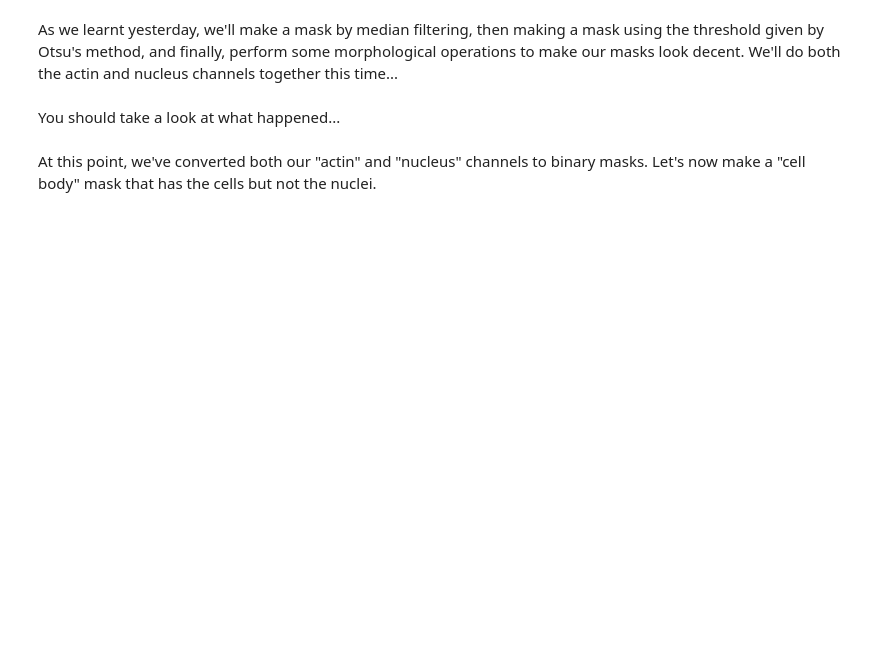
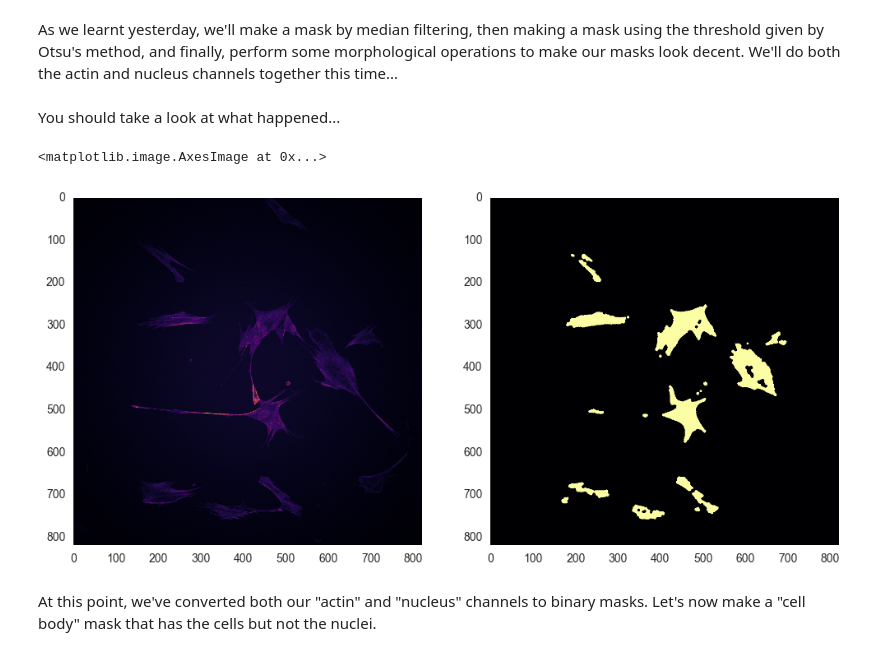
Before and after one commit to DataLucence/images, a Jupyter notebook: lessons/Image Quantification.ipynb, the cells around one changed output. Saved outputs shown, nothing was run; the diff lists cells and outputs as text; code cells hidden in the pictures; blank space fills up the shorter version.

```diff
--- a/lessons/Image Quantification.ipynb
+++ b/lessons/Image Quantification.ipynb
@@ -77,10 +91,13 @@ for channel in channels_of_interest:
 # %% [markdown]
 You should take a look at what happened...
 # %%
-ch = 'nucleus'
+ch = 'actin'
 fig, ax = plt.subplots(1, 2, figsize=(12, 6))
 ax[0].imshow(drug_slice[ch])
 ax[1].imshow(drug_masks[ch])
+# %% [output]
+<matplotlib.image.AxesImage at 0x...>
+[figure, added]
 # %% [markdown]
 At this point, we've converted both our "actin" and "nucleus" channels to binary masks. Let's now make a "cell body" mask that has the cells but not the nuclei.
 # %%
```
Also changed, not shown: parts of 5 cells of this notebook, 1 other file.
